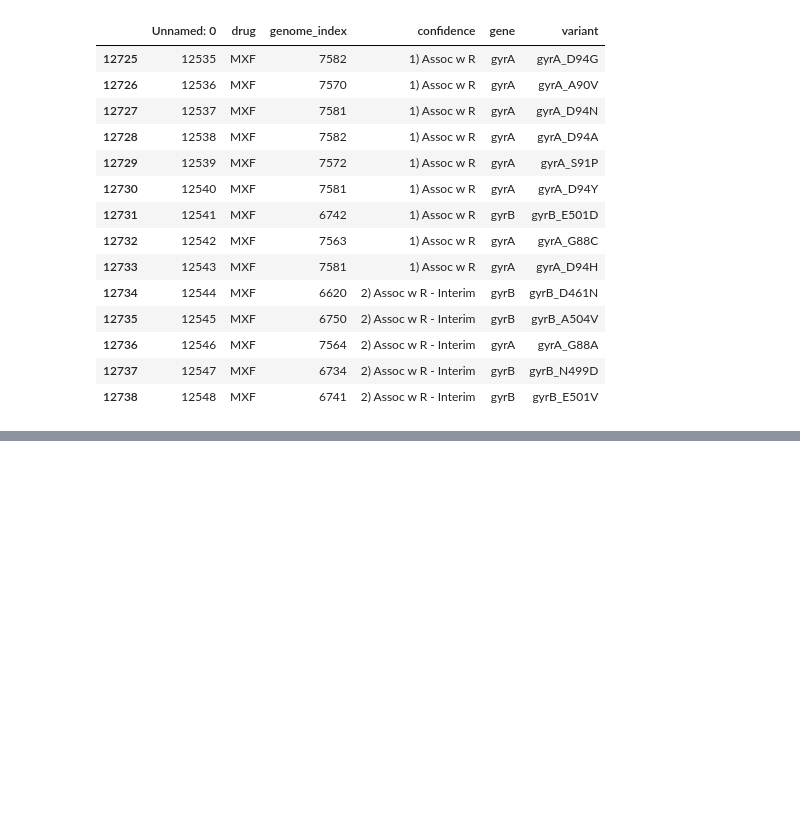
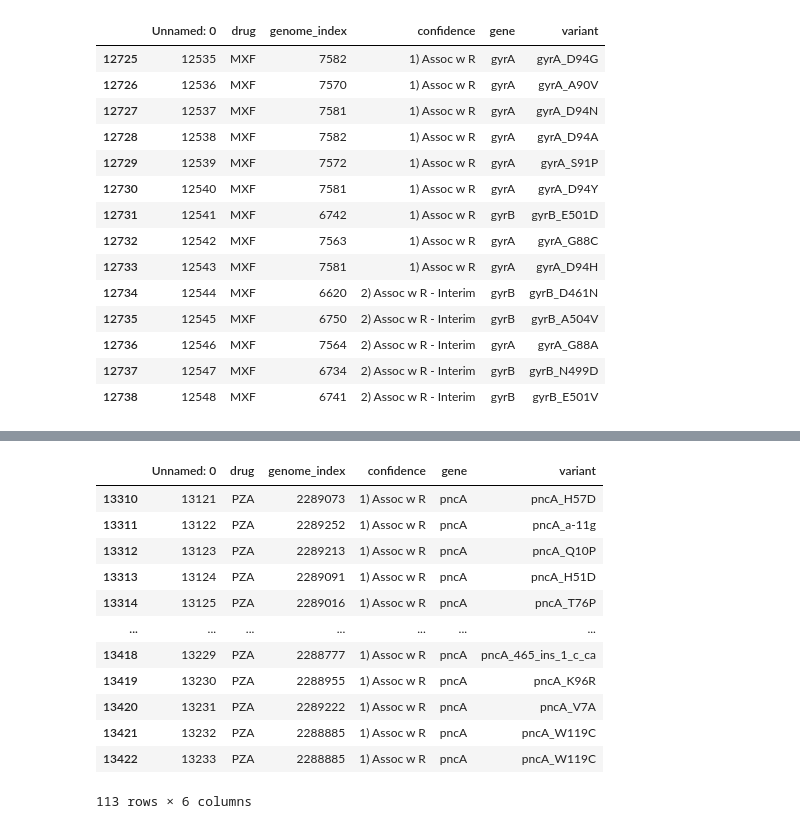
Before and after one commit to farhat-lab/who-analysis, a Jupyter notebook: analysis.ipynb, the cells around one changed output, grey strips where cells are left out. Drawn from its saved outputs; the diff is of its cells as text; code cells hidden in the pictures; blank space fills up the shorter version.

```diff
--- a/analysis.ipynb
+++ b/analysis.ipynb
@@ -142,0 +172,16 @@ who_variants.loc[(who_variants.drug == 'MXF') & (who_variants.confidence.str.con
+# %%
+who_variants.loc[(who_variants.drug == 'PZA') & (who_variants.confidence.str.contains("|".join(["1"])))]
+# %% [output]
+|  | Unnamed: 0 | drug | genome_index | confidence | gene | variant |
+| 13310 | 13121 | PZA | 2289073 | 1) Assoc w R | pncA | pncA_H57D |
+| 13311 | 13122 | PZA | 2289252 | 1) Assoc w R | pncA | pncA_a-11g |
+| 13312 | 13123 | PZA | 2289213 | 1) Assoc w R | pncA | pncA_Q10P |
+| 13313 | 13124 | PZA | 2289091 | 1) Assoc w R | pncA | pncA_H51D |
+| 13314 | 13125 | PZA | 2289016 | 1) Assoc w R | pncA | pncA_T76P |
+| ... | ... | ... | ... | ... | ... | ... |
+| 13418 | 13229 | PZA | 2288777 | 1) Assoc w R | pncA | pncA_465_ins_1_c_ca |
+| 13419 | 13230 | PZA | 2288955 | 1) Assoc w R | pncA | pncA_K96R |
+| 13420 | 13231 | PZA | 2289222 | 1) Assoc w R | pncA | pncA_V7A |
+| 13421 | 13232 | PZA | 2288885 | 1) Assoc w R | pncA | pncA_W119C |
+| 13422 | 13233 | PZA | 2288885 | 1) Assoc w R | pncA | pncA_W119C |
+113 rows × 6 columns
```
Also changed, not shown: parts of 3 cells of this notebook, 2 other files.
